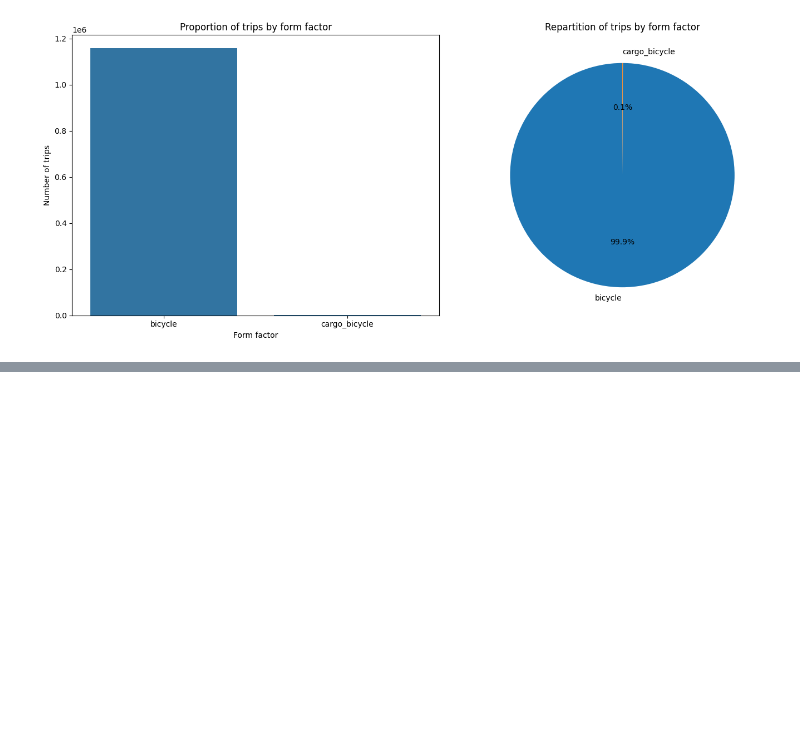
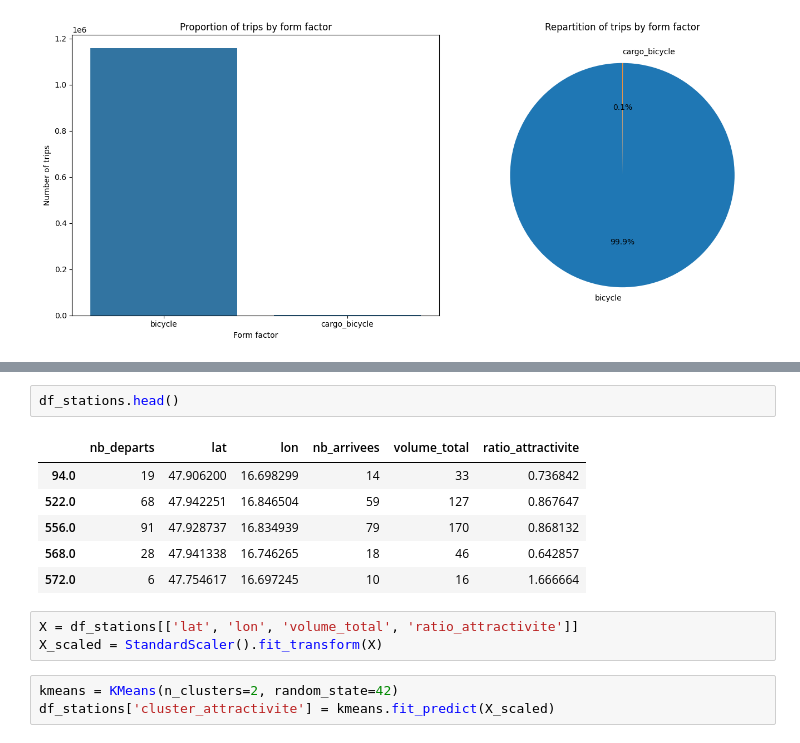
Before and after one commit to Memeel/ML_Challenge, a Jupyter notebook: notebook/challenge.ipynb, the cells around one changed output, grey strips where cells are left out. Saved outputs shown, nothing was run; the diff lists cells and outputs as text; blank space fills up the shorter version.

```diff
--- a/notebook/challenge.ipynb
+++ b/notebook/challenge.ipynb
@@ -574,0 +623,15 @@ plt.show()
+# %%
+df_stations.head()
+# %% [output]
+|  | nb_departs | lat | lon | nb_arrivees | volume_total | ratio_attractivite |
+| 94.0 | 19 | 47.906200 | 16.698299 | 14 | 33 | 0.736842 |
+| 522.0 | 68 | 47.942251 | 16.846504 | 59 | 127 | 0.867647 |
+| 556.0 | 91 | 47.928737 | 16.834939 | 79 | 170 | 0.868132 |
+| 568.0 | 28 | 47.941338 | 16.746265 | 18 | 46 | 0.642857 |
+| 572.0 | 6 | 47.754617 | 16.697245 | 10 | 16 | 1.666664 |
+# %%
+X = df_stations[['lat', 'lon', 'volume_total', 'ratio_attractivite']]
+X_scaled = StandardScaler().fit_transform(X)
+# %%
+kmeans = KMeans(n_clusters=2, random_state=42)
+df_stations['cluster_attractivite'] = kmeans.fit_predict(X_scaled)
```
Also changed, not shown: parts of 23 cells of this notebook.
